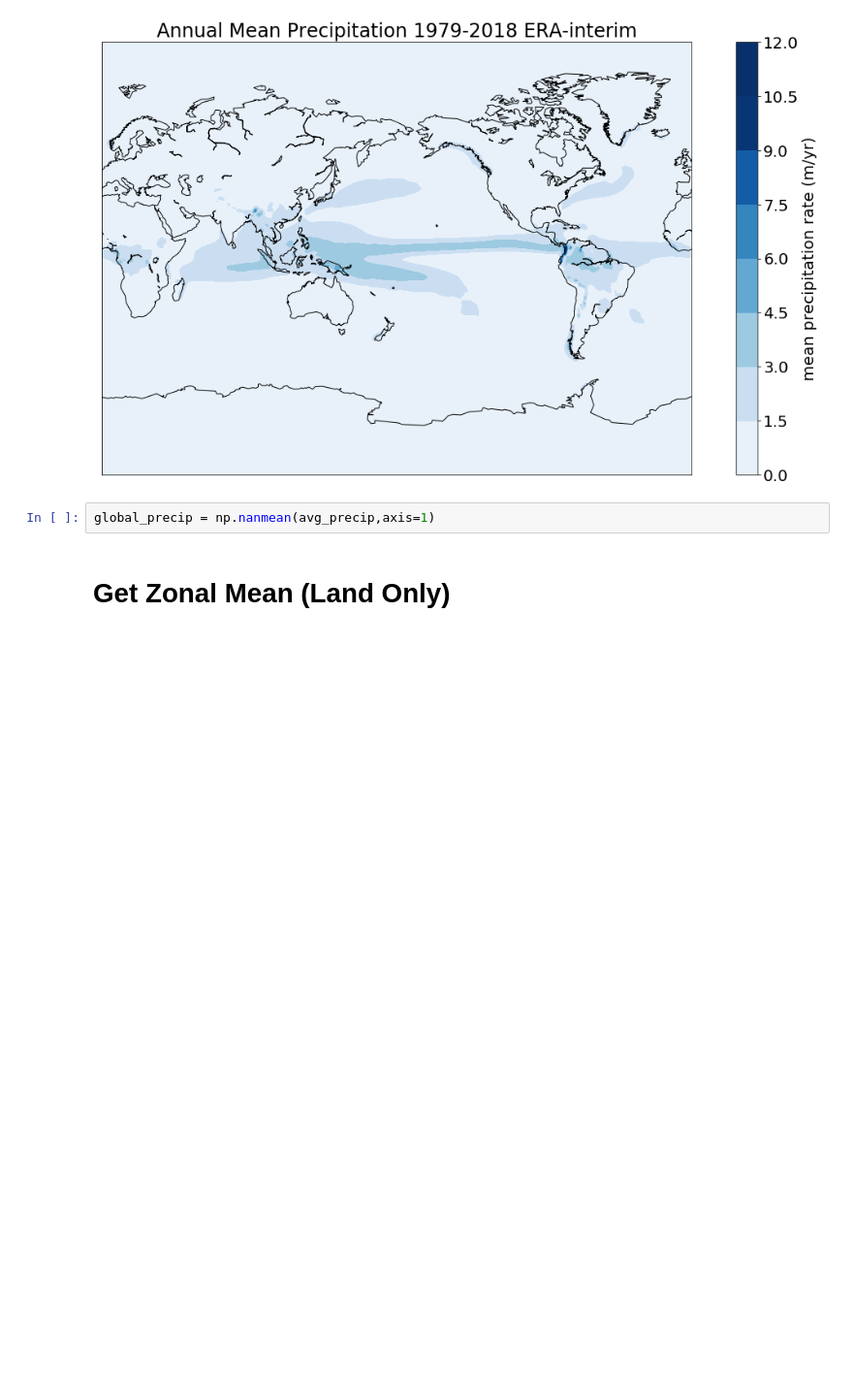
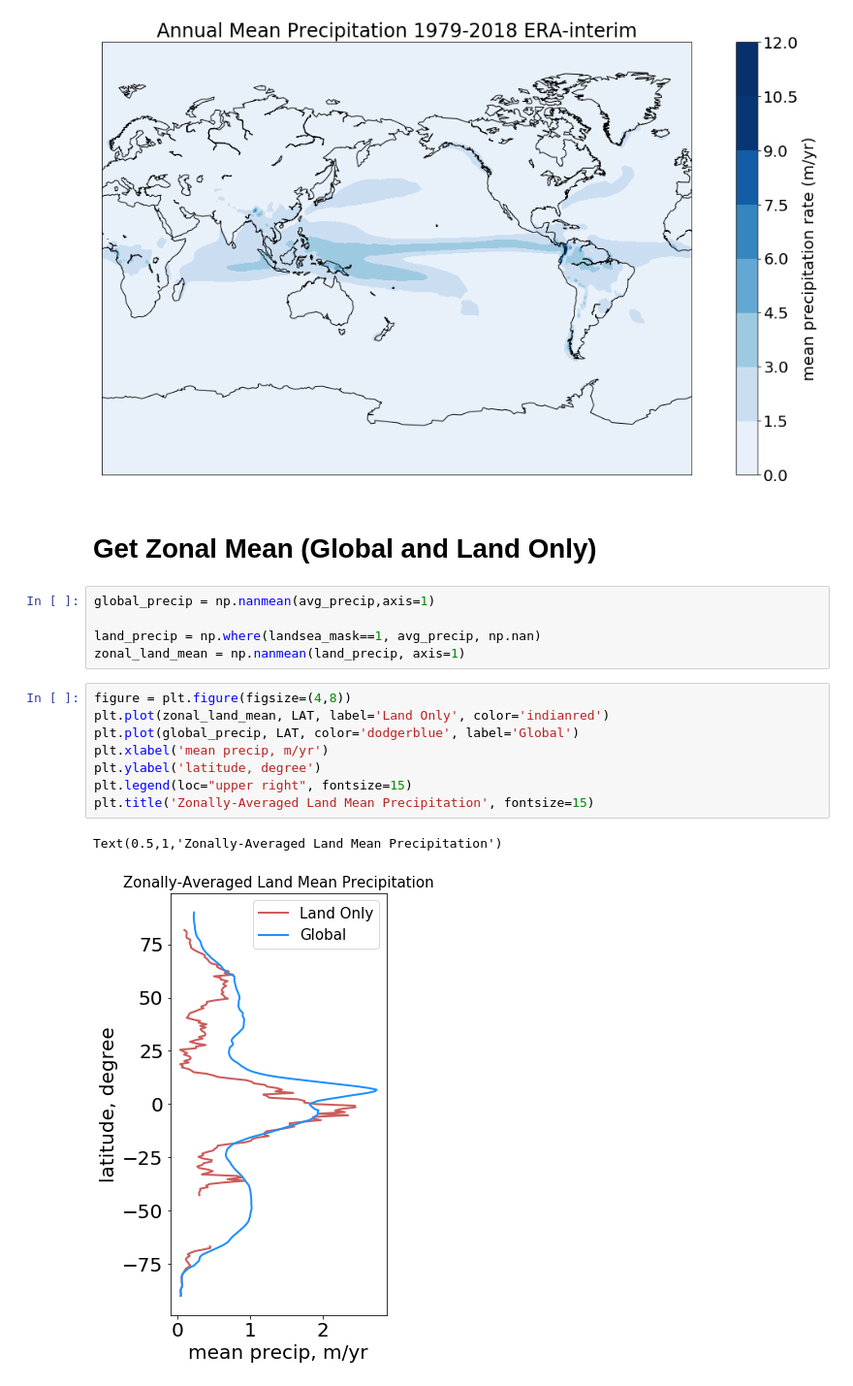
Before and after one commit to jiabin-liu/random.rand, a Jupyter notebook: zonally_avg_precip.ipynb, the cells around one changed output. Shown at 97% size. Drawn from its saved outputs; the diff is of its cells as text; blank space fills up the shorter version.

```diff
--- a/zonally_avg_precip.ipynb
+++ b/zonally_avg_precip.ipynb
@@ -35,7 +35,21 @@ plt.title('Annual Mean Precipitation 1979-2018 ERA-interim')
 # %% [output]
 Text(0.5,1,'Annual Mean Precipitation 1979-2018 ERA-interim')
 [figure]
+# %% [markdown]
+# Get Zonal Mean (Global and Land Only)
 # %%
 global_precip = np.nanmean(avg_precip,axis=1)
+
+land_precip = np.where(landsea_mask==1, avg_precip, np.nan)
+zonal_land_mean = np.nanmean(land_precip, axis=1)
-# %% [markdown]
-# Get Zonal Mean (Land Only)
+# %%
+figure = plt.figure(figsize=(4,8))
+plt.plot(zonal_land_mean, LAT, label='Land Only', color='indianred')
+plt.plot(global_precip, LAT, color='dodgerblue', label='Global')
+plt.xlabel('mean precip, m/yr')
+plt.ylabel('latitude, degree')
+plt.legend(loc="upper right", fontsize=15)
+plt.title('Zonally-Averaged Land Mean Precipitation', fontsize=15)
+# %% [output]
+Text(0.5,1,'Zonally-Averaged Land Mean Precipitation')
+[figure, added]
```
Also changed, not shown: parts of 7 cells of this notebook.
